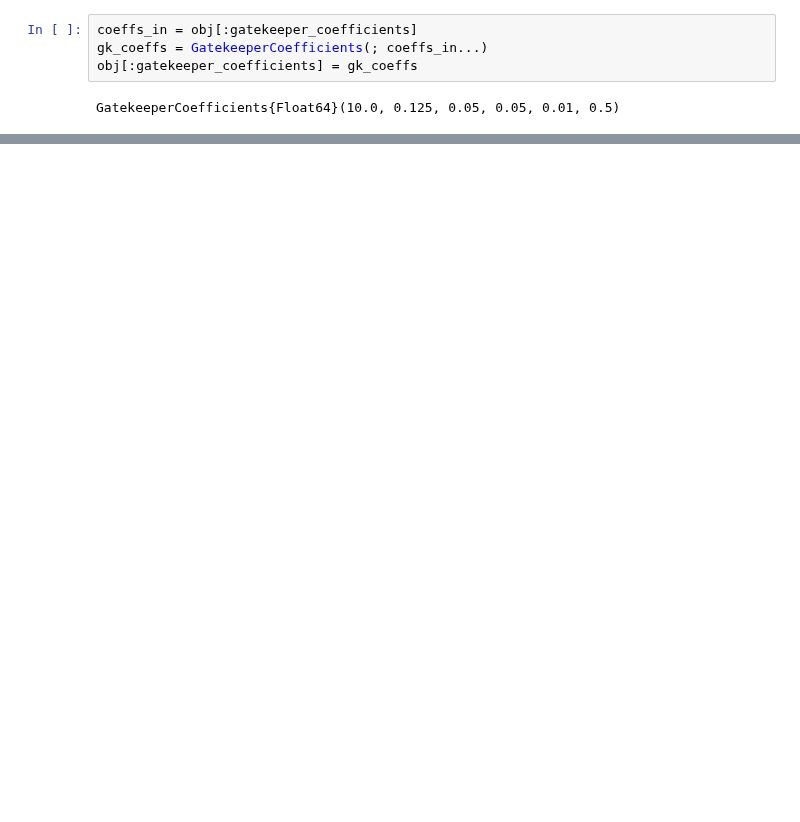
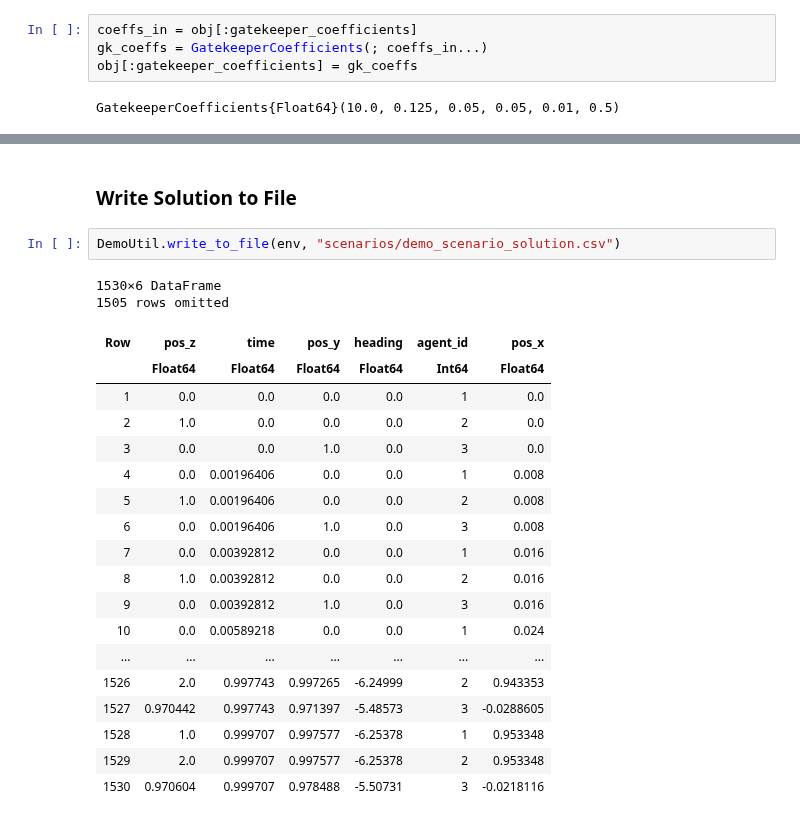
Before and after one commit to dev10110/GatekeeperFormationFlight.jl, a Jupyter notebook: examples/caams_demo/scenario_builder.ipynb, the cells around one changed output, grey strips where cells are left out. Cells and saved outputs as stored; diff of their text form; blank space fills up the shorter version.

```diff
--- a/examples/caams_demo/scenario_builder.ipynb
+++ b/examples/caams_demo/scenario_builder.ipynb
@@ -88,0 +230,25 @@ Dict{Symbol, Any} with 1 entry:
+# %% [markdown]
+### Write Solution to File
+# %%
+DemoUtil.write_to_file(env, "scenarios/demo_scenario_solution.csv")
+# %% [output]
+1530×6 DataFrame
+1505 rows omitted
+| Row | pos_z | time | pos_y | heading | agent_id | pos_x |
+|  | Float64 | Float64 | Float64 | Float64 | Int64 | Float64 |
+| 1 | 0.0 | 0.0 | 0.0 | 0.0 | 1 | 0.0 |
+| 2 | 1.0 | 0.0 | 0.0 | 0.0 | 2 | 0.0 |
+| 3 | 0.0 | 0.0 | 1.0 | 0.0 | 3 | 0.0 |
+| 4 | 0.0 | 0.00196406 | 0.0 | 0.0 | 1 | 0.008 |
+| 5 | 1.0 | 0.00196406 | 0.0 | 0.0 | 2 | 0.008 |
+| 6 | 0.0 | 0.00196406 | 1.0 | 0.0 | 3 | 0.008 |
+| 7 | 0.0 | 0.00392812 | 0.0 | 0.0 | 1 | 0.016 |
+| 8 | 1.0 | 0.00392812 | 0.0 | 0.0 | 2 | 0.016 |
+| 9 | 0.0 | 0.00392812 | 1.0 | 0.0 | 3 | 0.016 |
+| 10 | 0.0 | 0.00589218 | 0.0 | 0.0 | 1 | 0.024 |
+| ... | ... | ... | ... | ... | ... | ... |
+| 1526 | 2.0 | 0.997743 | 0.997265 | -6.24999 | 2 | 0.943353 |
+| 1527 | 0.970442 | 0.997743 | 0.971397 | -5.48573 | 3 | -0.0288605 |
+| 1528 | 1.0 | 0.999707 | 0.997577 | -6.25378 | 1 | 0.953348 |
+| 1529 | 2.0 | 0.999707 | 0.997577 | -6.25378 | 2 | 0.953348 |
+| 1530 | 0.970604 | 0.999707 | 0.978488 | -5.50731 | 3 | -0.0218116 |
```
Also changed, not shown: parts of 36 cells of this notebook, 12 other files.
